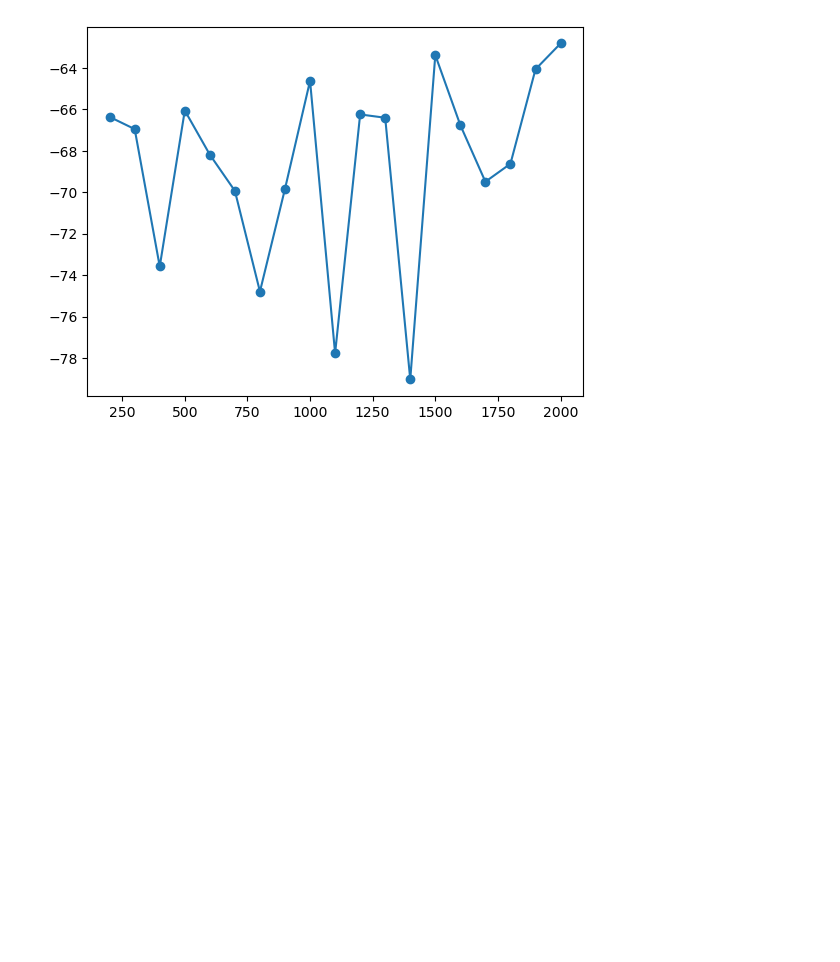
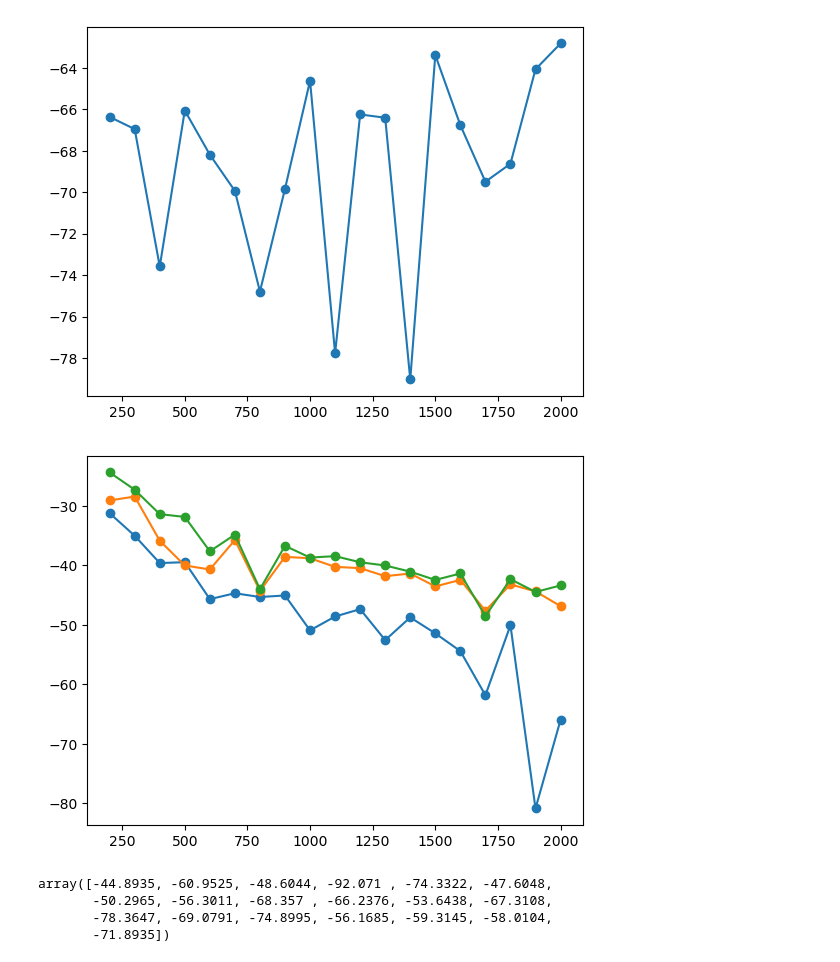
Before and after one commit to JiPang22/cell2, a Jupyter notebook: aa.ipynb, the cells around one changed output. Drawn from its saved outputs; the diff is of its cells as text; code cells hidden in the pictures; blank space fills up the shorter version.

```diff
--- a/aa.ipynb
+++ b/aa.ipynb
@@ -202,19 +202,32 @@ plt.plot(om_ext, A_om, marker='o')
 # %%
 #fft measure
 import numpy as np
 import pandas as pd
 import matplotlib.pyplot as plt
 om_ext = [200,300,400,500,600,700,800,900,1000,1100,1200,1300,1400,1500,1600,1700,1800,1900,2000]   #외부 주파수
 A_om = np.zeros(len(om_ext))
-
-filename1 = 'F1Trace'
-filename3 = '.csv'
+F_ext = [2, 6, 8]
 
 
-for k in range(len(om_ext)):  #주파수 인덱스
-    filename2 = str(k).zfill(5)
-    filename = filename1 + filename2 + filename3
-    df = pd.read_csv(filename, sep = ',',skiprows=5)
-    A_om[k] = df.iloc[np.abs(df.iloc[:,0] - om_ext[k]).idxmin(),1]  #주파수 반응 저장
+for j in range(len(F_ext)):
+    filename1 = f'{F_ext[j]}/F1Trace'
+    filename3 = '.csv'
 
-plt.plot(om_ext, A_om, marker='o')
+
+    for k in range(len(om_ext)):  #주파수 인덱스
+        filename2 = str(k).zfill(5)
+        filename = filename1 + filename2 + filename3
+        df = pd.read_csv(filename, sep = ',',skiprows=5)
+        A_om[k] = df.iloc[np.abs(df.iloc[:,0] - om_ext[k]).idxmin(),1]  #주파수 반응 저장
+
+
+    plt.plot(om_ext, A_om, marker='o')
+# %% [output]
+[figure, added]
+# %%
+A_om
+# %% [output]
+array([-44.8935, -60.9525, -48.6044, -92.071 , -74.3322, -47.6048,
+       -50.2965, -56.3011, -68.357 , -66.2376, -53.6438, -67.3108,
+       -78.3647, -69.0791, -74.8995, -56.1685, -59.3145, -58.0104,
+       -71.8935])
```
Also changed, not shown: parts of 14 cells of this notebook, 1 other file.
